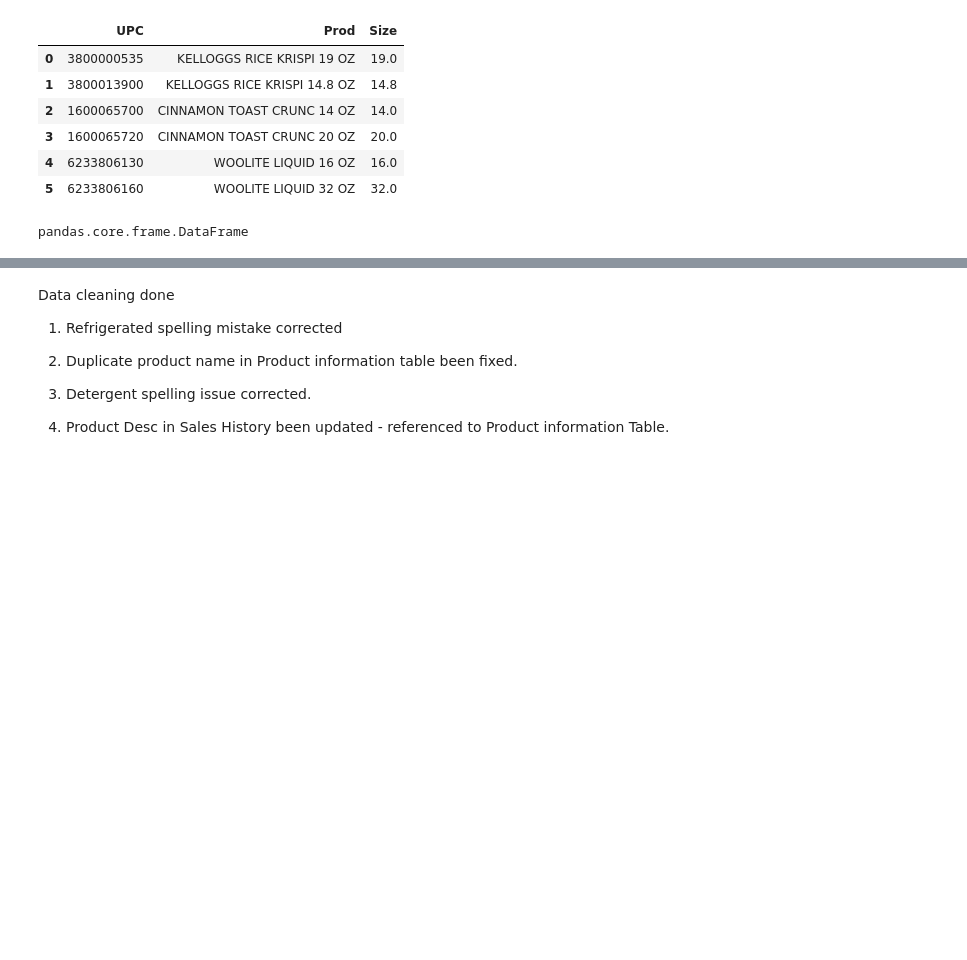
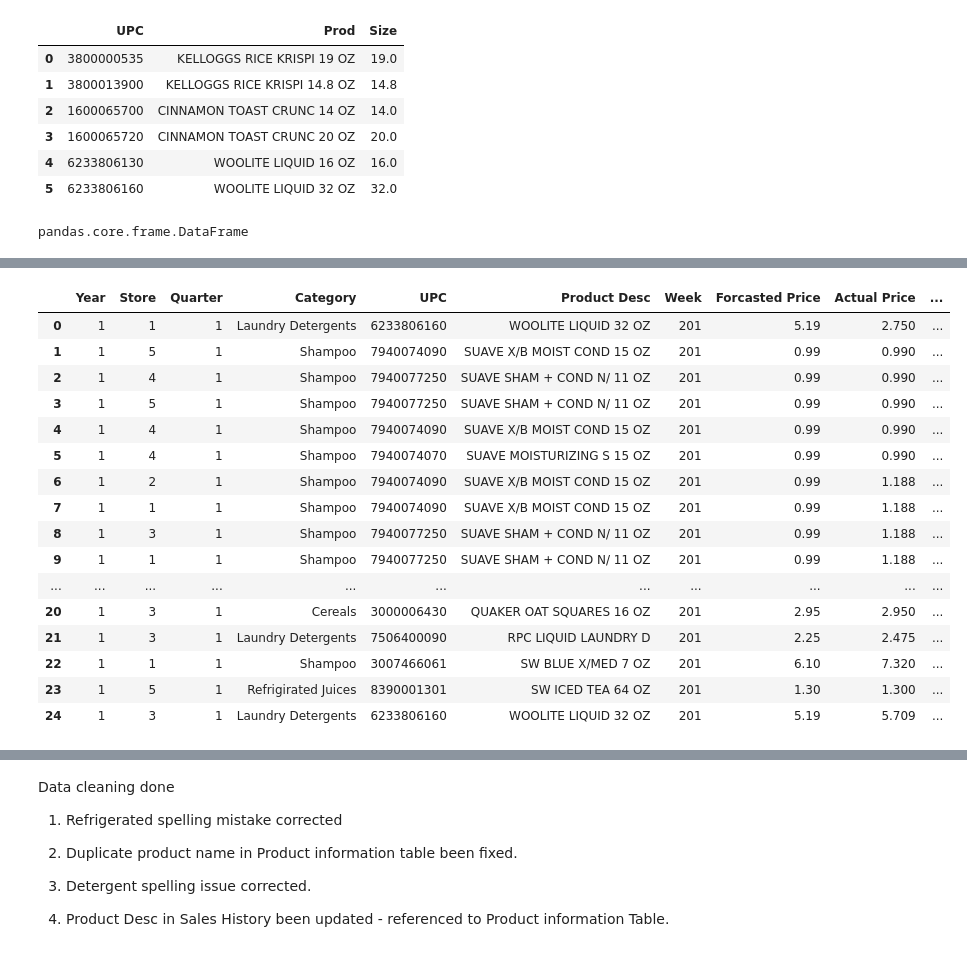
Before and after one commit to Jaykant-M/PyScripts, a Jupyter notebook: DM/Category Management - DM.ipynb, the cells around one changed output, grey strips where cells are left out. Cells and saved outputs as stored; diff of their text form; code cells hidden in the pictures; blank space fills up the shorter version.

```diff
--- a/DM/Category Management - DM.ipynb
+++ b/DM/Category Management - DM.ipynb
@@ -207,3 +215,23 @@ PI
+# %%
+SH.head(25)
+# %% [output]
+|  | Year | Store | Quarter | Category | UPC | Product Desc | Week | Forcasted Price | Actual Price | ... |
+| 0 | 1 | 1 | 1 | Laundry Detergents | 6233806160 | WOOLITE LIQUID 32 OZ | 201 | 5.19 | 2.750 | ... |
+| 1 | 1 | 5 | 1 | Shampoo | 7940074090 | SUAVE X/B MOIST COND 15 OZ | 201 | 0.99 | 0.990 | ... |
+| 2 | 1 | 4 | 1 | Shampoo | 7940077250 | SUAVE SHAM + COND N/ 11 OZ | 201 | 0.99 | 0.990 | ... |
+| 3 | 1 | 5 | 1 | Shampoo | 7940077250 | SUAVE SHAM + COND N/ 11 OZ | 201 | 0.99 | 0.990 | ... |
+| 4 | 1 | 4 | 1 | Shampoo | 7940074090 | SUAVE X/B MOIST COND 15 OZ | 201 | 0.99 | 0.990 | ... |
+| 5 | 1 | 4 | 1 | Shampoo | 7940074070 | SUAVE MOISTURIZING S 15 OZ | 201 | 0.99 | 0.990 | ... |
+| 6 | 1 | 2 | 1 | Shampoo | 7940074090 | SUAVE X/B MOIST COND 15 OZ | 201 | 0.99 | 1.188 | ... |
+| 7 | 1 | 1 | 1 | Shampoo | 7940074090 | SUAVE X/B MOIST COND 15 OZ | 201 | 0.99 | 1.188 | ... |
+| 8 | 1 | 3 | 1 | Shampoo | 7940077250 | SUAVE SHAM + COND N/ 11 OZ | 201 | 0.99 | 1.188 | ... |
+| 9 | 1 | 1 | 1 | Shampoo | 7940077250 | SUAVE SHAM + COND N/ 11 OZ | 201 | 0.99 | 1.188 | ... |
+| ... | ... | ... | ... | ... | ... | ... | ... | ... | ... | ... |
+| 20 | 1 | 3 | 1 | Cereals | 3000006430 | QUAKER OAT SQUARES 16 OZ | 201 | 2.95 | 2.950 | ... |
+| 21 | 1 | 3 | 1 | Laundry Detergents | 7506400090 | RPC LIQUID LAUNDRY D | 201 | 2.25 | 2.475 | ... |
+| 22 | 1 | 1 | 1 | Shampoo | 3007466061 | SW BLUE X/MED 7 OZ | 201 | 6.10 | 7.320 | ... |
+| 23 | 1 | 5 | 1 | Refrigirated Juices | 8390001301 | SW ICED TEA 64 OZ | 201 | 1.30 | 1.300 | ... |
+| 24 | 1 | 3 | 1 | Laundry Detergents | 6233806160 | WOOLITE LIQUID 32 OZ | 201 | 5.19 | 5.709 | ... |
 # %%
 '''
 for x in SH.index:
```
Also changed, not shown: parts of 4 cells of this notebook.
